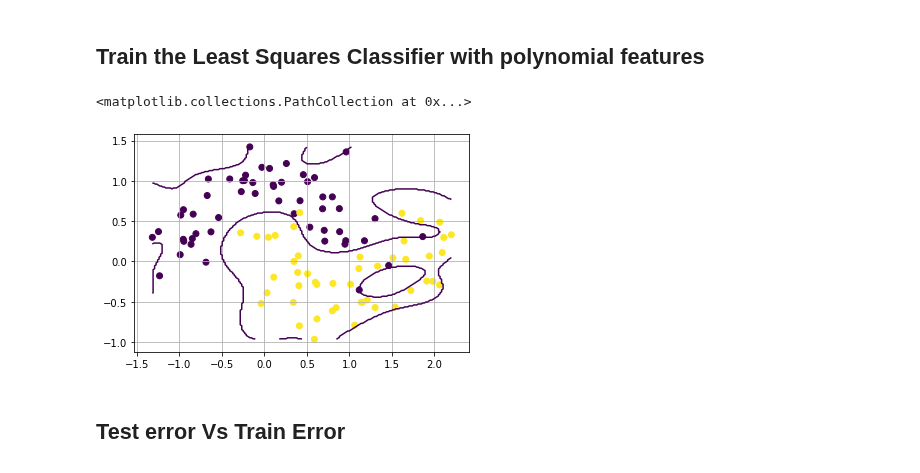
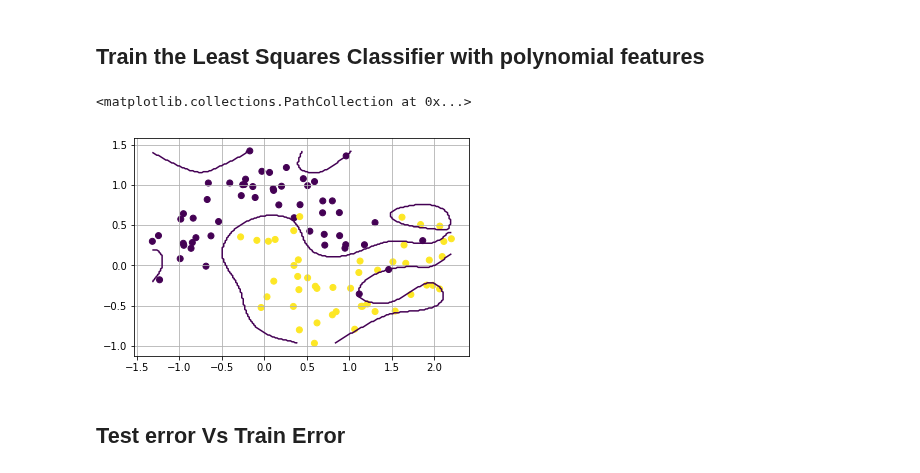
Before and after one commit to wtseve/conference_ia-chatelaf, a Jupyter notebook: notebooks/1_introduction/N2_Polynomial_Classification_Model_Complexity.ipynb, the cells around one changed output. Drawn from its saved outputs; the diff is of its cells as text; code cells hidden in the pictures.

```diff
--- a/notebooks/1_introduction/N2_Polynomial_Classification_Model_Complexity.ipynb
+++ b/notebooks/1_introduction/N2_Polynomial_Classification_Model_Complexity.ipynb
@@ -42,22 +42,22 @@ plt.grid()
 # %%
 from sklearn import linear_model
 
 # Train the Least Squares (Ridge) Classifier with polynomial features
-degree = 10 # Degree of the polynomial 1 ->20
+degree = 12 # Degree of the polynomial 1 ->20
 model = make_pipeline(PolynomialFeatures(degree), linear_model.RidgeClassifier(alpha=1e-6,normalize=True))
 model.fit(X_train, y_train)
 
 # Plot the decision functions
 XX, YY = sp.meshgrid(sp.linspace(X_train[:,0].min(), X_train[:,0].max(),200),
                      sp.linspace(X_train[:,1].min(), X_train[:,1].max(),200))
 XY = sp.vstack([ XX.flatten(), YY.flatten() ]).T
 yp= model.predict(XY)
 plt.contour(XX,YY,yp.reshape(XX.shape),[0])
 plt.grid()
 plt.scatter(X_train[:,0], X_train[:,1], c=y_train)
 # %% [output]
 <matplotlib.collections.PathCollection at 0x...>
-[figure, old version]
+[figure, new version]
 # %% [markdown]
 ## Test error Vs Train Error
 # %% [markdown]
```
Also changed, not shown: parts of 1 cell of this notebook, 6 other files.
